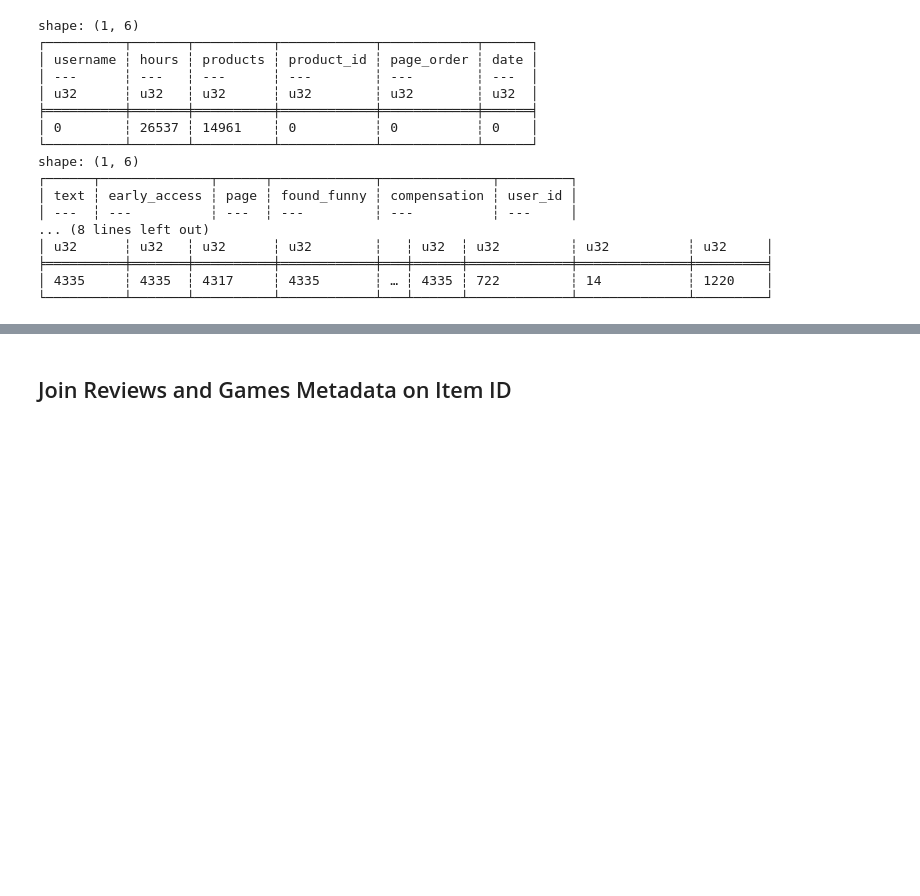
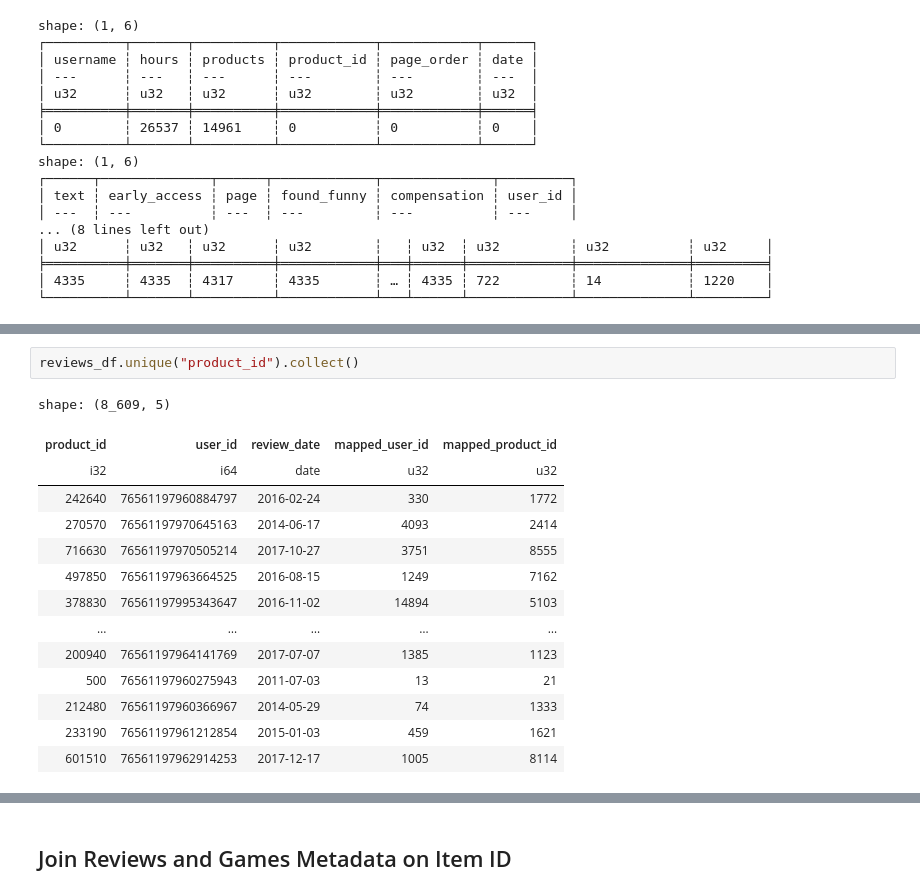
Before and after one commit to onichmath/Steam-Sequential-Recommender, a Jupyter notebook: DataExtraction.ipynb, the cells around one changed output, grey strips where cells are left out. Drawn from its saved outputs; the diff is of its cells as text; blank space fills up the shorter version.

```diff
--- a/DataExtraction.ipynb
+++ b/DataExtraction.ipynb
@@ -240,0 +262,17 @@ shape: (1, 6)
+# %%
+reviews_df.unique("product_id").collect()
+# %% [output]
+shape: (8_609, 5)
+| product_id | user_id | review_date | mapped_user_id | mapped_product_id |
+| i32 | i64 | date | u32 | u32 |
+| 242640 | 76561197960884797 | 2016-02-24 | 330 | 1772 |
+| 270570 | 76561197970645163 | 2014-06-17 | 4093 | 2414 |
+| 716630 | 76561197970505214 | 2017-10-27 | 3751 | 8555 |
+| 497850 | 76561197963664525 | 2016-08-15 | 1249 | 7162 |
+| 378830 | 76561197995343647 | 2016-11-02 | 14894 | 5103 |
+| … | … | … | … | … |
+| 200940 | 76561197964141769 | 2017-07-07 | 1385 | 1123 |
+| 500 | 76561197960275943 | 2011-07-03 | 13 | 21 |
+| 212480 | 76561197960366967 | 2014-05-29 | 74 | 1333 |
+| 233190 | 76561197961212854 | 2015-01-03 | 459 | 1621 |
+| 601510 | 76561197962914253 | 2017-12-17 | 1005 | 8114 |
```
Also changed, not shown: parts of 6 cells of this notebook, 2 other files.
